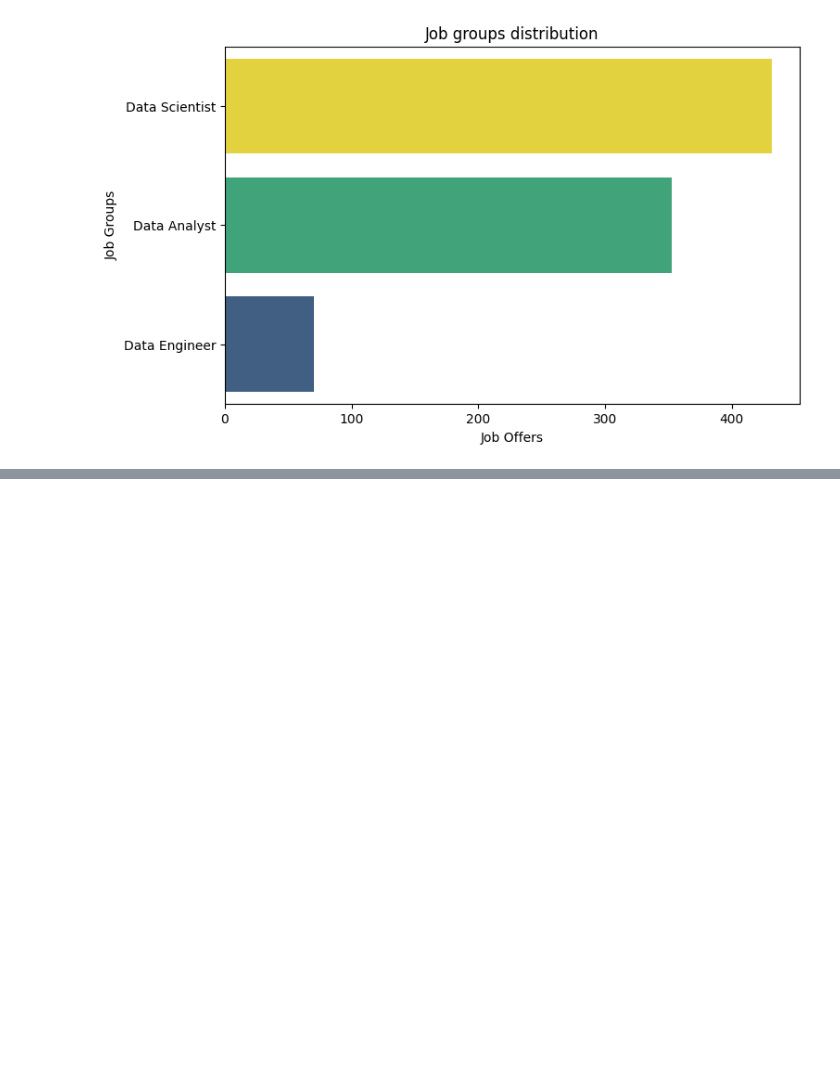
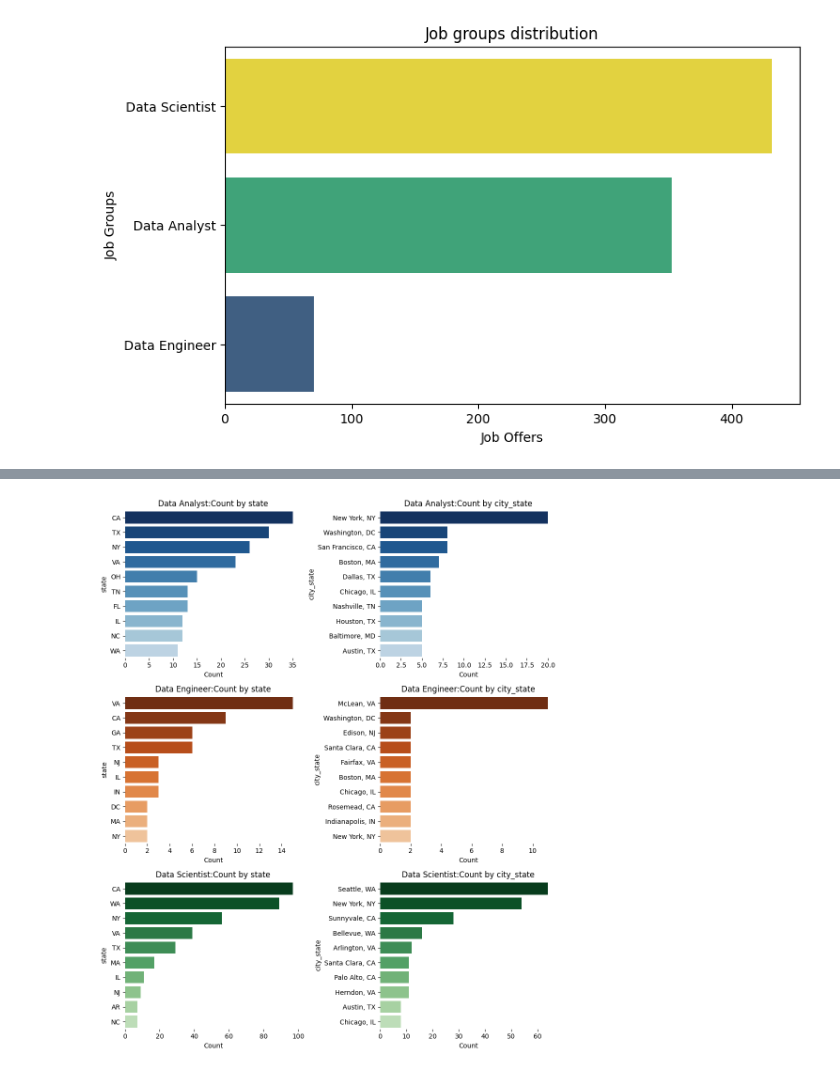
Before and after one commit to EricJoel-code/jobs-data-analysis, a Jupyter notebook: Data job market analysis.ipynb, the cells around one changed output, grey strips where cells are left out. Drawn from its saved outputs; the diff is of its cells as text; code cells hidden in the pictures; blank space fills up the shorter version.

Commit message:
The first analysis was carried out in a way that was understandable for the work locations

```diff
--- a/Data job market analysis.ipynb
+++ b/Data job market analysis.ipynb
@@ -88,0 +202,4 @@ plot_bars(x=job_groups_counts.values, y=job_groups_counts.index,title='Job group
+# %%
+plot_multiple_bars(columns_location,category='job_group',figsize=(10,12),top_10=True)
+# %% [output]
+[figure, added]
```
Also changed, not shown: parts of 21 cells of this notebook.
